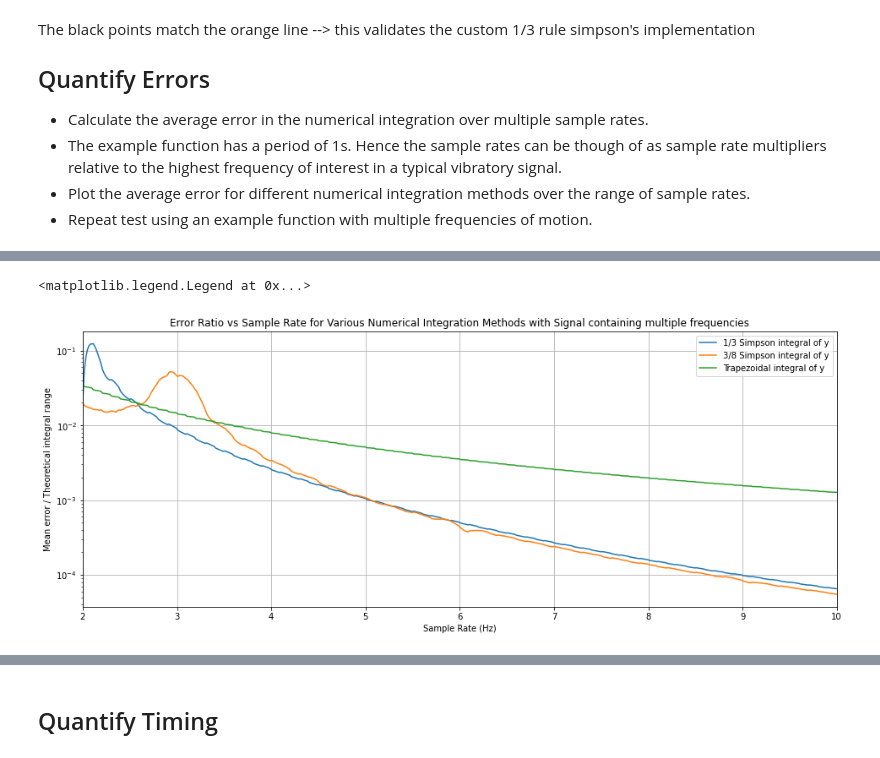
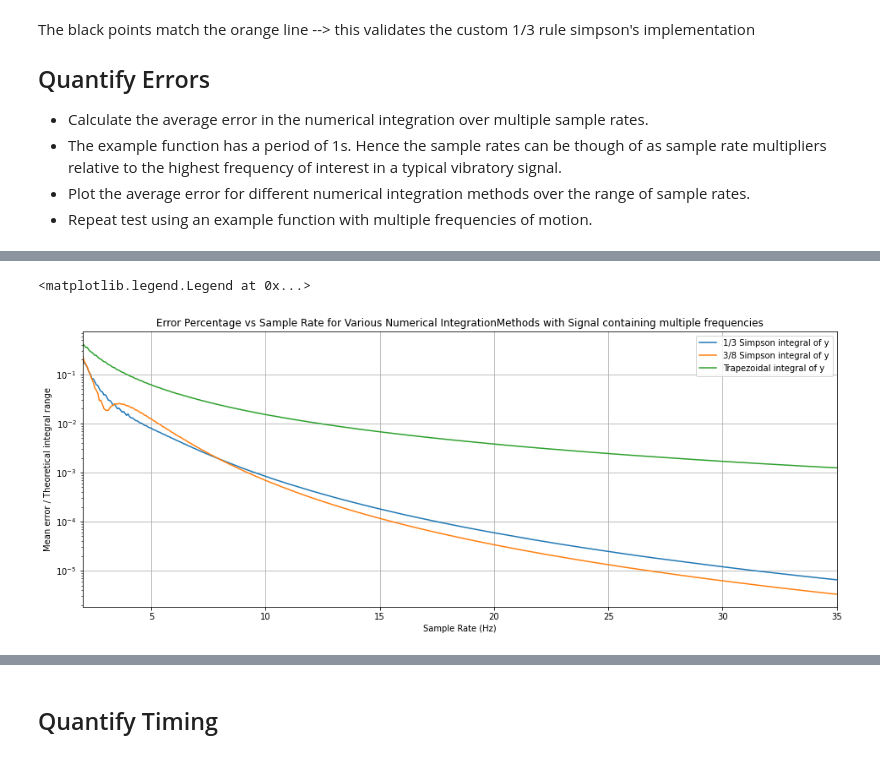
Before and after one commit to nprav/autoRS, a Jupyter notebook: experiment/Benchmark Integration Functions.ipynb, the cells around one changed output, grey strips where cells are left out. Saved outputs shown, nothing was run; the diff lists cells and outputs as text; code cells hidden in the pictures.

```diff
--- a/experiment/Benchmark Integration Functions.ipynb
+++ b/experiment/Benchmark Integration Functions.ipynb
@@ -41,0 +58,5 @@ The autoreload extension is already loaded. To reload it, use:
+# %%
+from sympy import symbols, solve, collect, simplify, integrate, Eq, Integral
+from sympy.abc import A, B, C, D, x, y
+
+h, x1, x2, x3, x4, y1, y2, y3, y4 = symbols("h, x1, x2, x3, x4, y1, y2, y3, y4")
@@ -151,7 +292,7 @@ ax.grid()
 # %% [output]
 [figure]
 # %%
-multiplier = 3
+multiplier = 4
 sample_freq_y = freq_y*multiplier
 int_t = np.arange(0, t_max, 1/sample_freq_y)
 
@@ -211,13 +352,14 @@ The black points match the orange line --> this validates the custom 1/3 rule si
 - Plot the average error for different numerical integration methods over the range of sample rates.
 - Repeat test using an example function with multiple frequencies of motion.
 # %%
-sample_rate = np.linspace(2, 10, num=500)
+sample_rate = np.linspace(2, 10, num=400)
 int_range = max(int_y(t)) - min(int_y(t))
 
 def get_mean_error(cum_int_func, sr, func=y, int_func=int_y):
     int_t = np.arange(0, t_max, 1/sr)
+    int_range = max(int_func(int_t)) - min(int_func(int_t))
     res = cum_int_func(func(int_t), int_t, initial=0)
-    error = np.mean(np.abs(int_func(int_t) - res))
+    error = np.mean(np.abs(int_func(int_t) - res))/int_range * 100
     return error
 
 simps_3_error = [get_mean_error(cumulative_integral_3, sr)/int_range for sr in sample_rate]
@@ -243,7 +385,7 @@ def y2(x):
 def int_y2(x):
     return (-np.cos(alpha*x) + 1)/alpha + 5*(-np.cos(alpha/5*x) + 1)/(alpha/5)
 
-sample_rate = np.linspace(2, 10, num=500)
+sample_rate = np.linspace(2, 35, num=500)
 int_range = max(int_y2(t)) - min(int_y2(t))
 
 simps_3_error2 = [get_mean_error(cumulative_integral_3, sr, y2, int_y2)/int_range for sr in sample_rate]
@@ -273,16 +415,17 @@ ax.grid()
 # %%
 fig, ax = plt.subplots(figsize=(16, 6))
 ax.semilogy(sample_rate, simps_3_error2, label="1/3 Simpson integral of y")
 ax.semilogy(sample_rate, simps_8_error2, label="3/8 Simpson integral of y")
 ax.semilogy(sample_rate, trapz_error2, label="Trapezoidal integral of y")
 ax.grid()
 ax.set(xlim=(min(sample_rate), max(sample_rate)), xlabel="Sample Rate (Hz)",
        ylabel="Mean error / Theoretical integral range",
-       title="Error Ratio vs Sample Rate for Various Numerical Integration Methods with Signal containing multiple frequencies")
+       title="Error Percentage vs Sample Rate for Various Numerical Integration"
+       "Methods with Signal containing multiple frequencies")
 ax.legend()
 # %% [output]
 <matplotlib.legend.Legend at 0x...>
-[figure, old version]
+[figure, new version]
 # %% [markdown]
 ### Accuracy Conclusions
 
```
Also changed, not shown: parts of 29 cells of this notebook, 5 other files.
